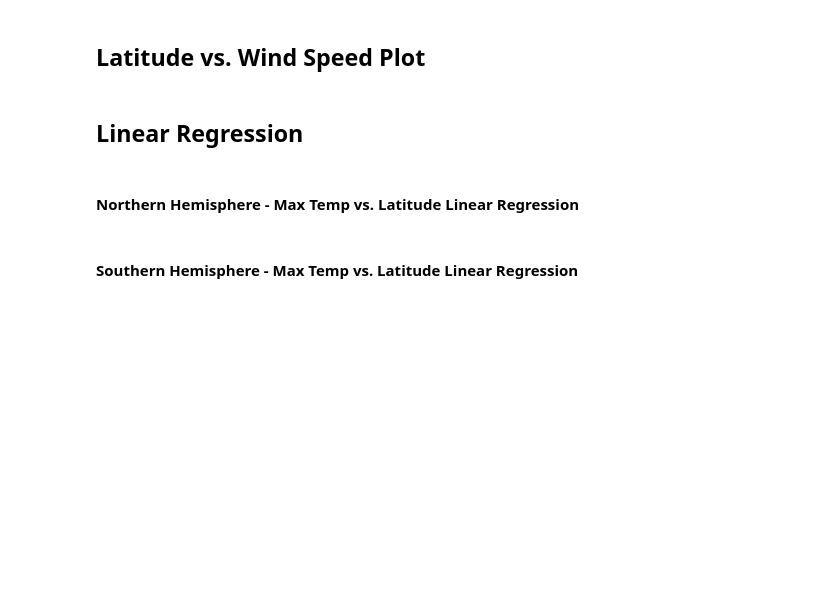
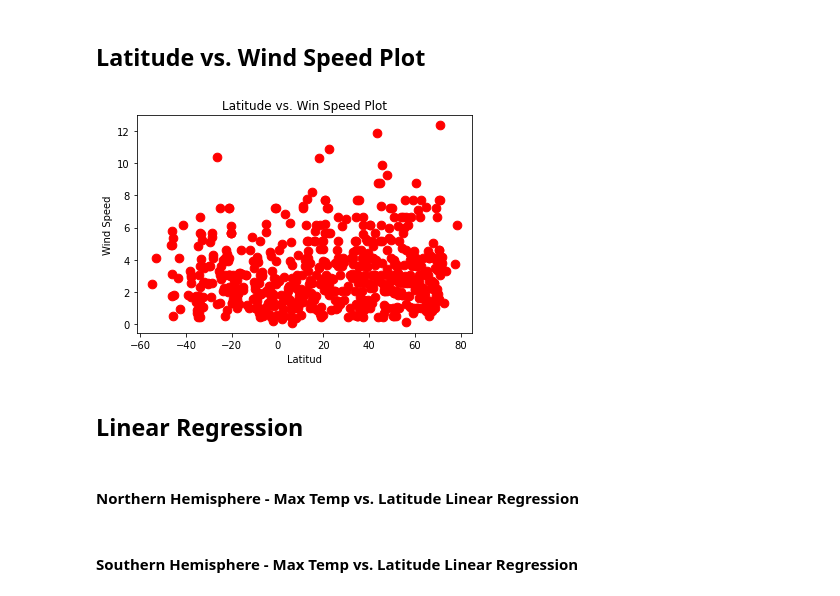
Before and after one commit to JoseH-Git/python-api-challenge, a Jupyter notebook: WeatherPy/WeatherPy.ipynb, the cells around one changed output. Cells and saved outputs as stored; diff of their text form; code cells hidden in the pictures; blank space fills up the shorter version.

```diff
--- a/WeatherPy/WeatherPy.ipynb
+++ b/WeatherPy/WeatherPy.ipynb
@@ -202,5 +238,17 @@ hum_cities
 # %% [markdown]
 ## Latitude vs. Wind Speed Plot
+# %%
+marker_size=15
+plt.scatter(cities_dict_df['Lat'],cities_dict_df['Wind Speed'],s=75, color="red")
+plt.title("Latitude vs. Win Speed Plot")
+plt.xlabel("Latitud")
+plt.ylabel("Wind Speed")
+
+
+plt.savefig("../Images/Latitude vs. Wind Speed Plot.png", bbox_inches = "tight")
+plt.show()
+# %% [output]
+[figure, added]
 # %% [markdown]
 ## Linear Regression
 # %% [markdown]
```
Also changed, not shown: parts of 3 cells of this notebook, 4 other files.
